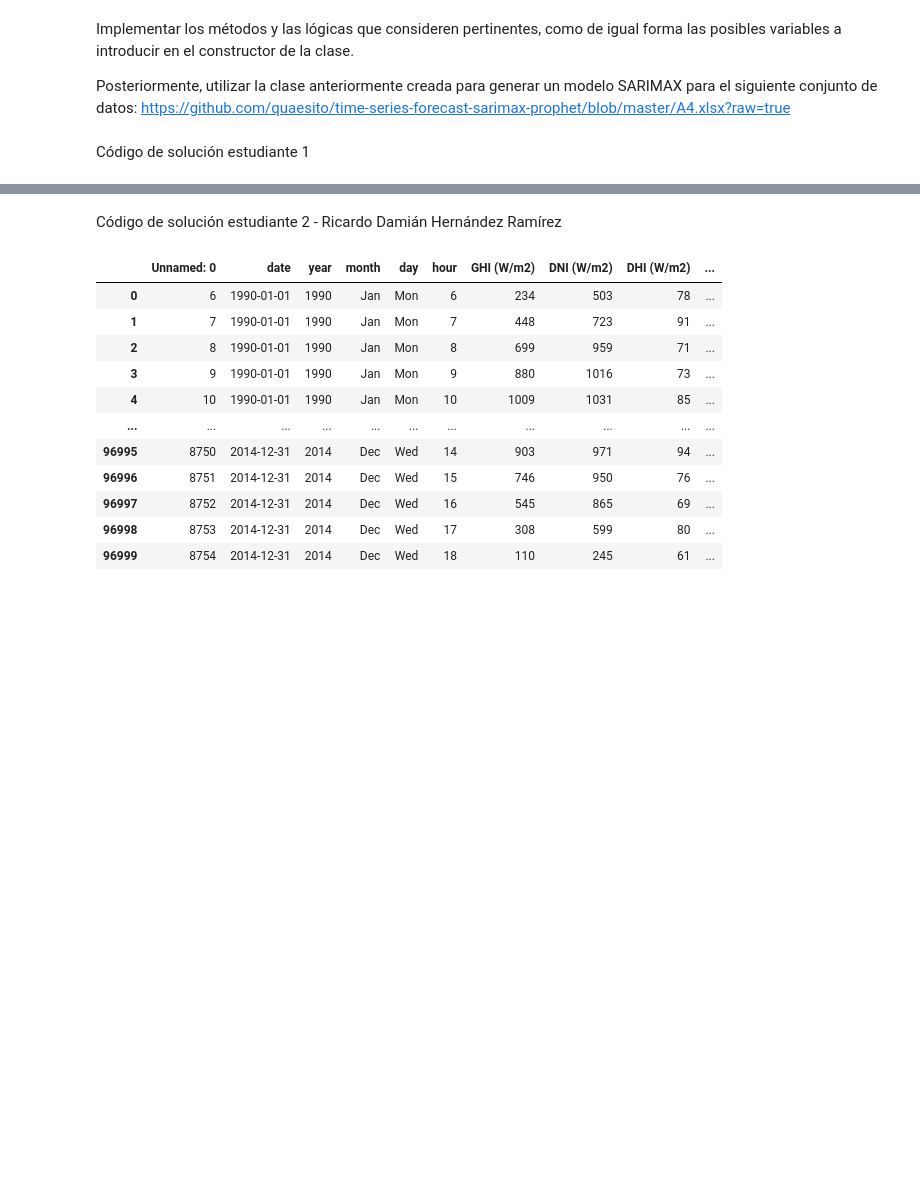
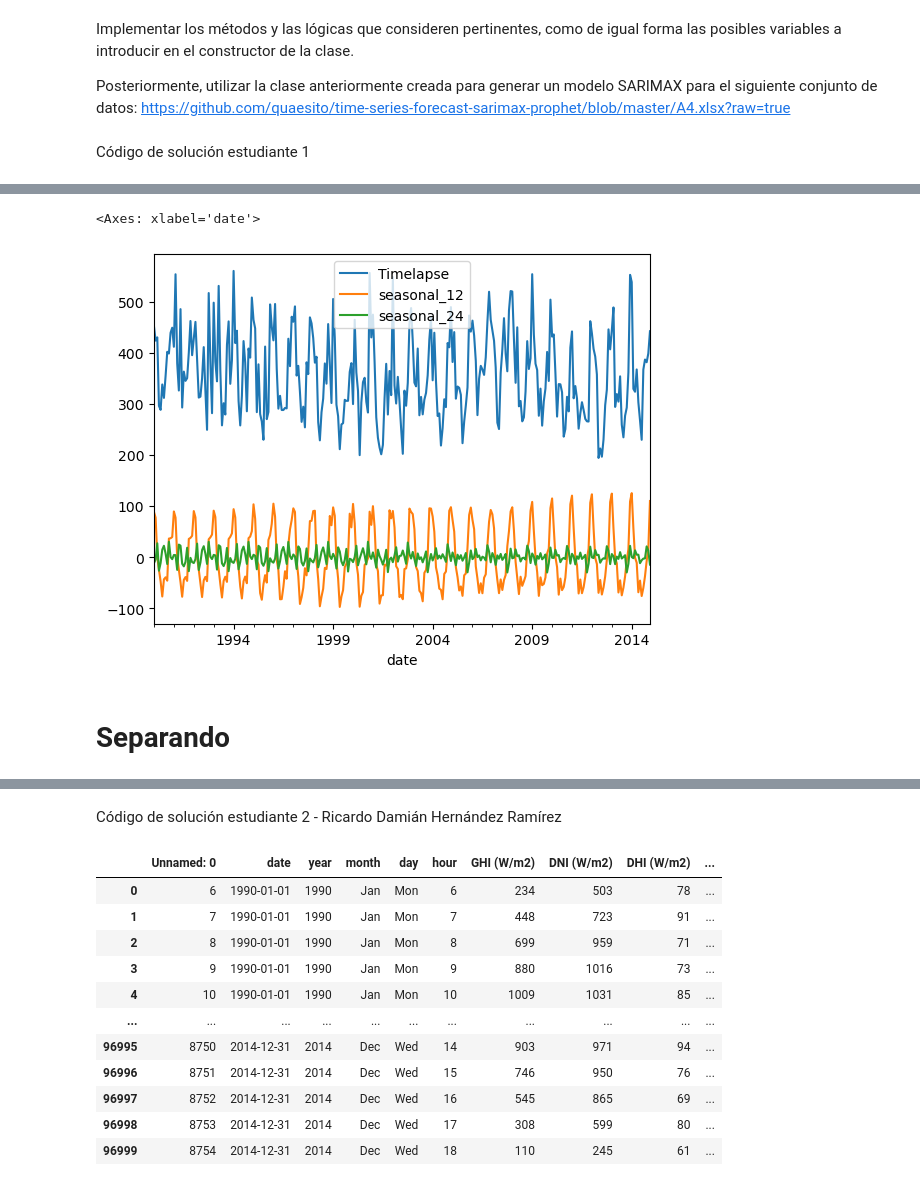
Before and after one commit to jaramillooo/T3_AECabrera, a Jupyter notebook: T3_AECabrera.ipynb, the cells around one changed output, grey strips where cells are left out. Cells and saved outputs as stored; diff of their text form; code cells hidden in the pictures; blank space fills up the shorter version.

```diff
--- a/T3_AECabrera.ipynb
+++ b/T3_AECabrera.ipynb
@@ -47,0 +421,8 @@ Código de solución estudiante 1
+# %%
+ax = desco.observed.to_frame('Timelapse').plot()
+desco.seasonal.plot(ax=ax)
+# %% [output]
+<Axes: xlabel='date'>
+[figure, added]
+# %% [markdown]
+# Separando
```
Also changed, not shown: parts of 29 cells of this notebook.
